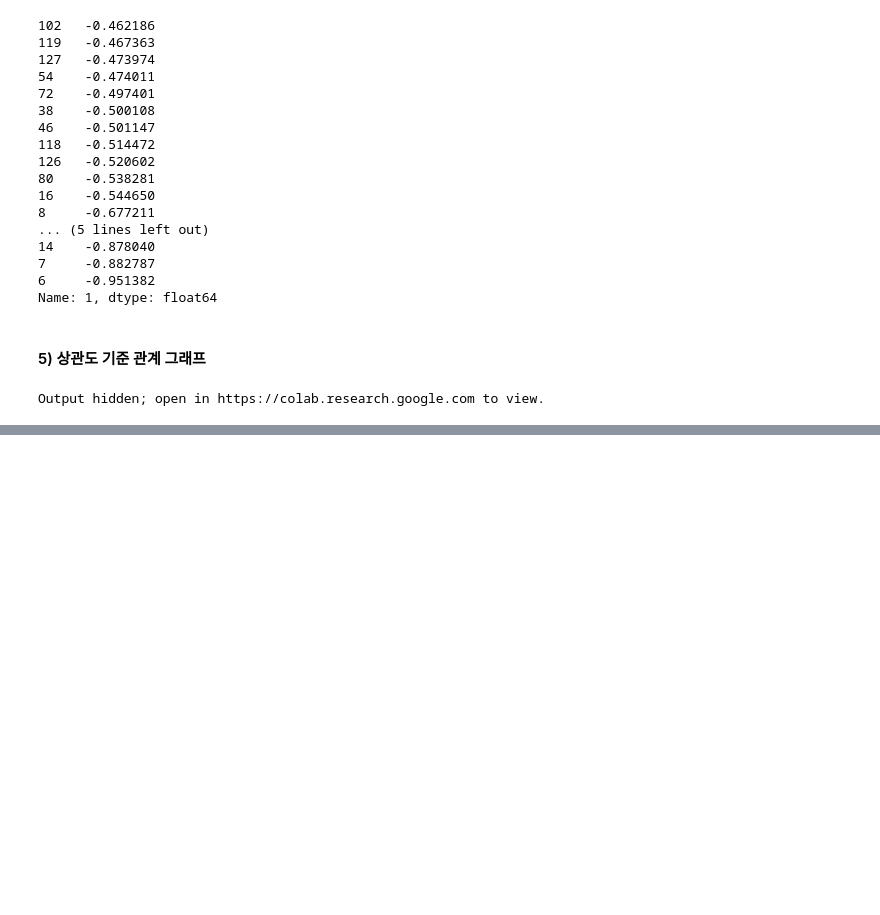
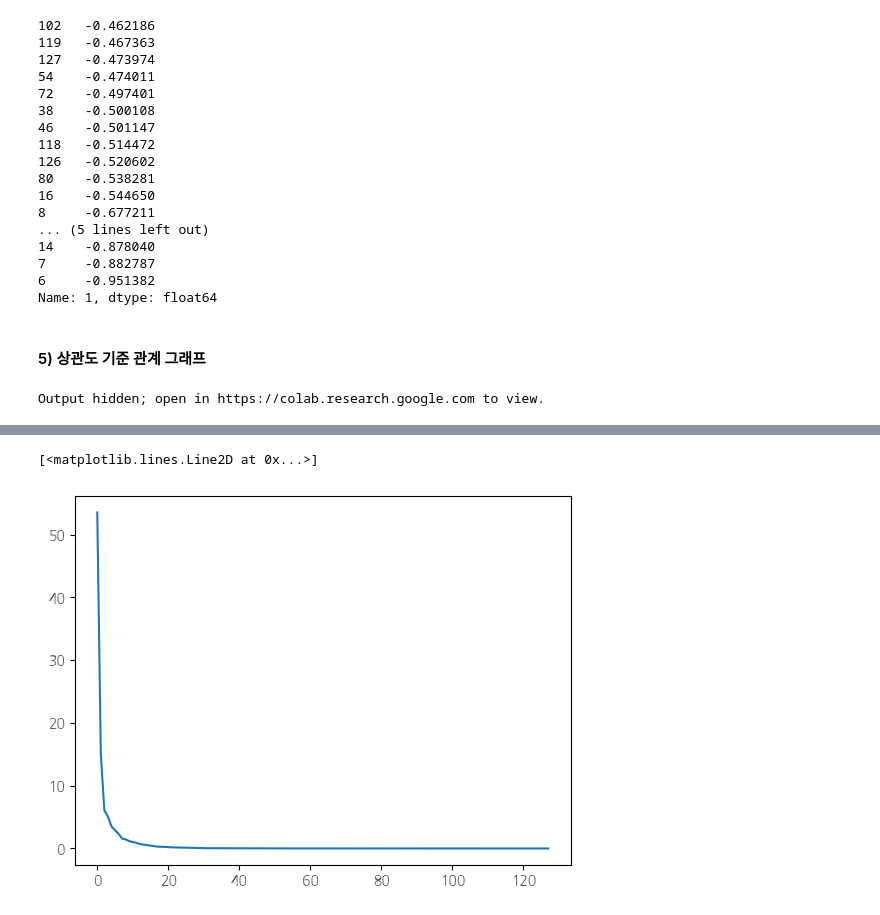
Before and after one commit to yunyun3599/MLStudy, a Jupyter notebook: Data_Anaylsis_And_Machine_Learning/11_gas_sensor_array_drift_at_different_concentrations/gas_sensor_array_drift_at_different_concentrations.ipynb, the cells around one changed output, grey strips where cells are left out. Cells and saved outputs as stored; diff of their text form; code cells hidden in the pictures; blank space fills up the shorter version.

```diff
--- a/Data_Anaylsis_And_Machine_Learning/11_gas_sensor_array_drift_at_different_concentrations/gas_sensor_array_drift_at_different_concentrations.ipynb
+++ b/Data_Anaylsis_And_Machine_Learning/11_gas_sensor_array_drift_at_different_concentrations/gas_sensor_array_drift_at_different_concentrations.ipynb
@@ -285,0 +366,3 @@ Output hidden; open in https://colab.research.google.com to view.
+# %%
+X_scaled = X.copy()
+X_scaled = StandardScaler().fit(X_scaled).transform(X_scaled)
@@ -285,0 +371,2 @@ Output hidden; open in https://colab.research.google.com to view.
+# %%
+cov_matrix = np.cov(X_scaled.T)
@@ -285,0 +375,5 @@ Output hidden; open in https://colab.research.google.com to view.
+# %%
+eig_val, eig_vec = np.linalg.eig(cov_matrix)
+
+print("Eigenvectors \n%s" %eig_vec)
+print("\nEigenvalues \n%s" %eig_val)
@@ -285,0 +398,7 @@ Output hidden; open in https://colab.research.google.com to view.
+# %%
+tot = sum(eig_val)
+var_exp = [( i/tot ) * 100 for i in sorted(eig_val, reverse=True)]
+
+cum_var_exp = np.cumsum(var_exp)
+
+print('누적 분산 설명력', cum_var_exp)
@@ -285,0 +423,5 @@ Output hidden; open in https://colab.research.google.com to view.
+# %%
+plt.plot(var_exp)
+# %% [output]
+[<matplotlib.lines.Line2D at 0x...>]
+[figure, added]
```
Also changed, not shown: parts of 25 cells of this notebook.
